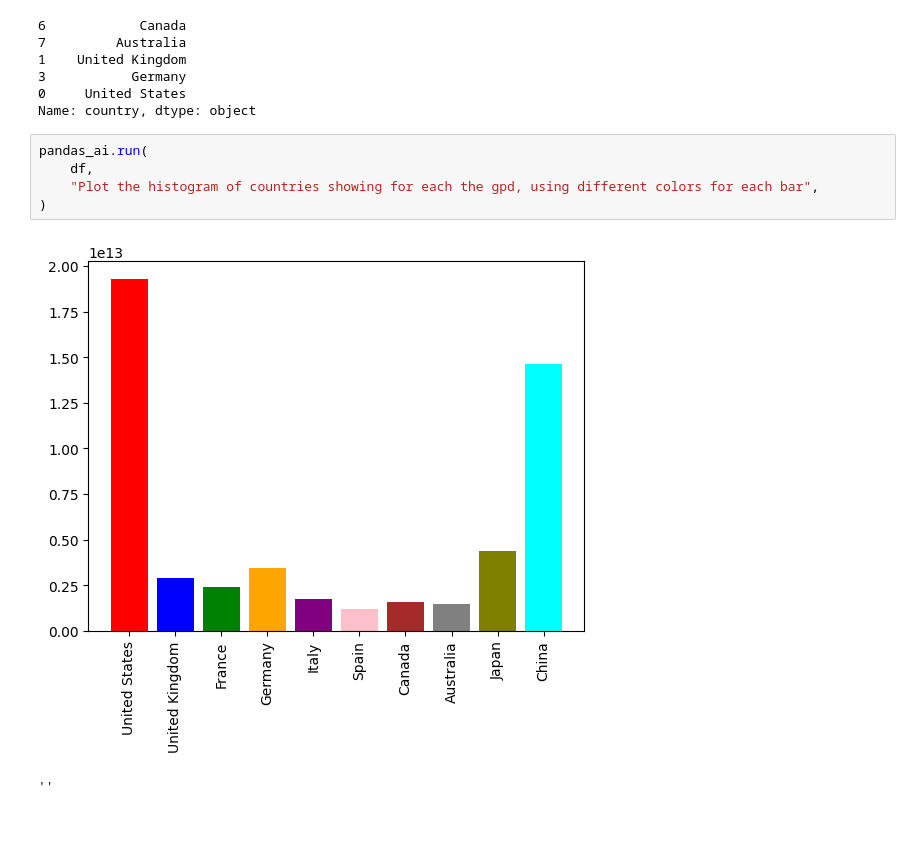
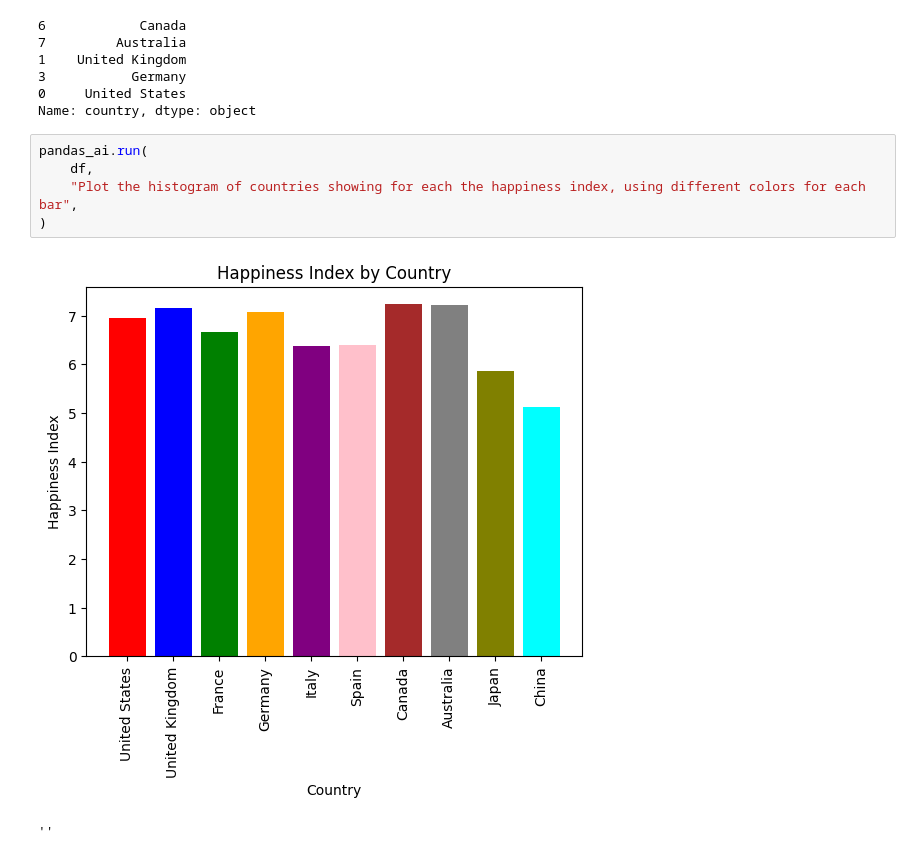
Before and after one commit to pararthdave/PandasAI-ChatGPT, a Jupyter notebook: pandasai.ipynb, the cells around one changed output. Saved outputs shown, nothing was run; the diff lists cells and outputs as text; blank space fills up the shorter version.

```diff
--- a/pandasai.ipynb
+++ b/pandasai.ipynb
@@ -49,8 +49,8 @@ Name: country, dtype: object
 # %%
 pandas_ai.run(
     df,
-    "Plot the histogram of countries showing for each the gpd, using different colors for each bar",
+    "Plot the histogram of countries showing for each the happiness index, using different colors for each bar",
 )
 # %% [output]
-[figure, old version]
+[figure, new version]
 ''
```
Also changed, not shown: parts of 1 cell of this notebook.
